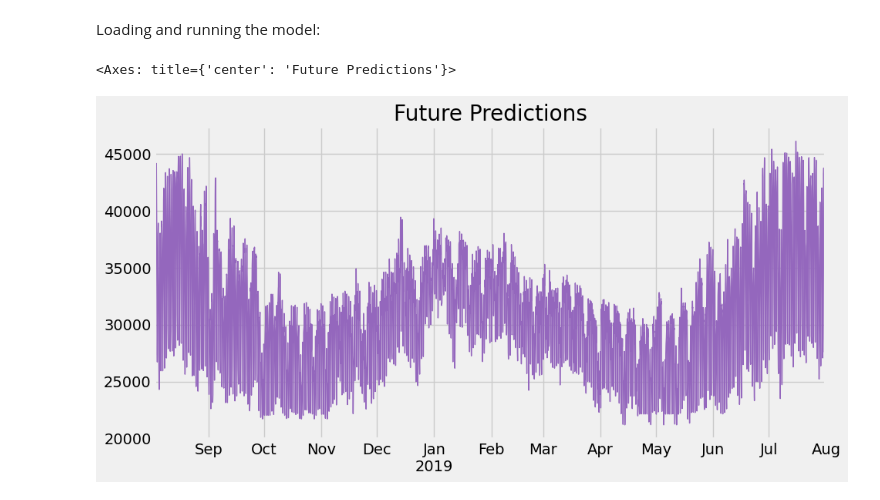
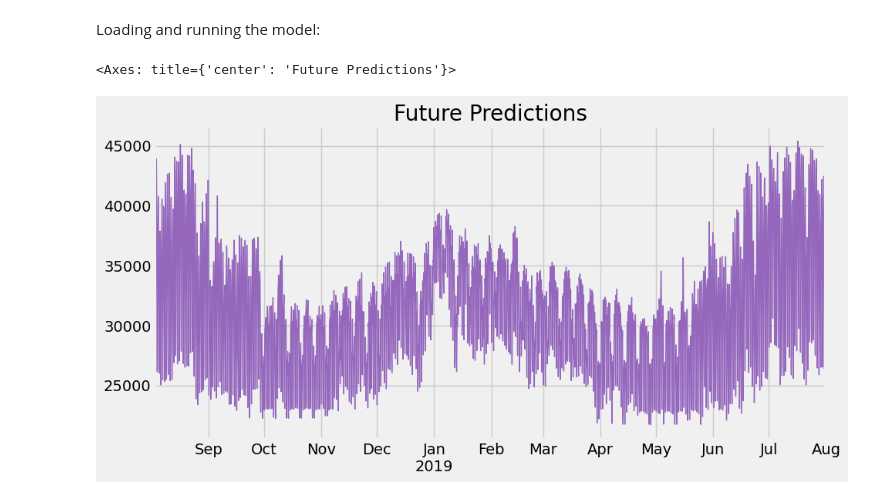
Before and after one commit to gonzalo-cordova-pou/EnergyConsumptionForecast, a Jupyter notebook: EnergyConsumptionForecast.ipynb, the cells around one changed output. Cells and saved outputs as stored; diff of their text form; code cells hidden in the pictures.

Commit message:
feat: add cyclical time features

```diff
--- a/EnergyConsumptionForecast.ipynb
+++ b/EnergyConsumptionForecast.ipynb
@@ -281,9 +329,15 @@ Lag features refer to the values of previous time steps in the time series. They
 # %%
 def add_lags(df):
     target_map = df['PJME_MW'].to_dict()
-    df['lag1'] = (df.index - pd.Timedelta('364 days')).map(target_map)
-    df['lag2'] = (df.index - pd.Timedelta('728 days')).map(target_map)
-    df['lag3'] = (df.index - pd.Timedelta('1092 days')).map(target_map)
+
+    # Yearly lags
+    df['yearly_lag_1'] = (df.index - pd.Timedelta(days=365)).map(target_map)
+    df['yearly_lag_2'] = (df.index - pd.Timedelta(days=365*2)).map(target_map)
+    df['yearly_lag_3'] = (df.index - pd.Timedelta(days=365*3)).map(target_map)
+
+    # Trend
+    df['yearly_incr_1'] = df['yearly_lag_1'] / df['yearly_lag_2']
+    df['yearly_incr_2'] = df['yearly_lag_2'] / df['yearly_lag_3']
     return df
 # %%
 df2 = add_lags(df2)
@@ -360,10 +431,26 @@ Fold scores:[3753.2775219986684, 3434.3528874818867, 3475.9138463312997, 4093.36
 - Run those dates through our feature creation code + lag creation
 # %%
 # Retrain on all data
-df2 = create_features(df2)
+df2 = create_time_features(df2)
 
-FEATURES = ['dayofyear', 'hour', 'dayofweek', 'quarter', 'month', 'year',
-            'lag1','lag2','lag3']
+FEATURES = [
+        'dayofyear',
+        'hour',
+        'dayofweek',
+        'month',
+        'year',
+        'hour_sin',
+        'hour_cos',
+        'dayofweek_sin',
+        'dayofweek_cos',
+        'month_sin',
+        'month_cos',
+        'yearly_lag_1',
+        'yearly_lag_2',
+        'yearly_lag_3',
+        'yearly_incr_1',
+        'yearly_incr_2'
+        ]
 TARGET = 'PJME_MW'
 
 X_all = df2[FEATURES]
@@ -372,7 +459,7 @@ y_all = df2[TARGET]
 reg = xgb.XGBRegressor(base_score=0.5,
                        booster='gbtree',
                        n_estimators=500,
-                       objective='reg:linear',
+                       objective='reg:squarederror',
                        max_depth=3,
                        learning_rate=0.01)
 reg.fit(X_all, y_all,
@@ -408,7 +494,7 @@ future_df = pd.DataFrame(index=future)
 future_df['isFuture'] = True
 df2['isFuture'] = False
 df_and_future = pd.concat([df2, future_df])
-df_and_future = create_features(df_and_future)
+df_and_future = create_time_features(df_and_future)
 df_and_future = add_lags(df_and_future)
 # %%
 future_w_features = df_and_future.query('isFuture').copy()
@@ -437,13 +520,18 @@ reg.save_model('model.json')
+# %%
+# Save model as pickle
+MODEL_DIR = Path('models')
+MODEL_DIR.mkdir(exist_ok=True, parents=True)
+reg.save_model(MODEL_DIR / 'xgb_model.pkl')
 # %% [markdown]
 Loading and running the model:
 # %%
 reg_new = xgb.XGBRegressor()
-reg_new.load_model('model.json')
+reg_new.load_model(MODEL_DIR / 'xgb_model.pkl')
 future_w_features['pred'] = reg_new.predict(future_w_features[FEATURES])
 future_w_features['pred'].plot(figsize=(10, 5),
                                color=color_pal[4],
                                ms=1, lw=1,
                                title='Future Predictions')
 # %% [output]
 <Axes: title={'center': 'Future Predictions'}>
-[figure, old version]
+[figure, new version]
```
Also changed, not shown: parts of 21 cells of this notebook.
